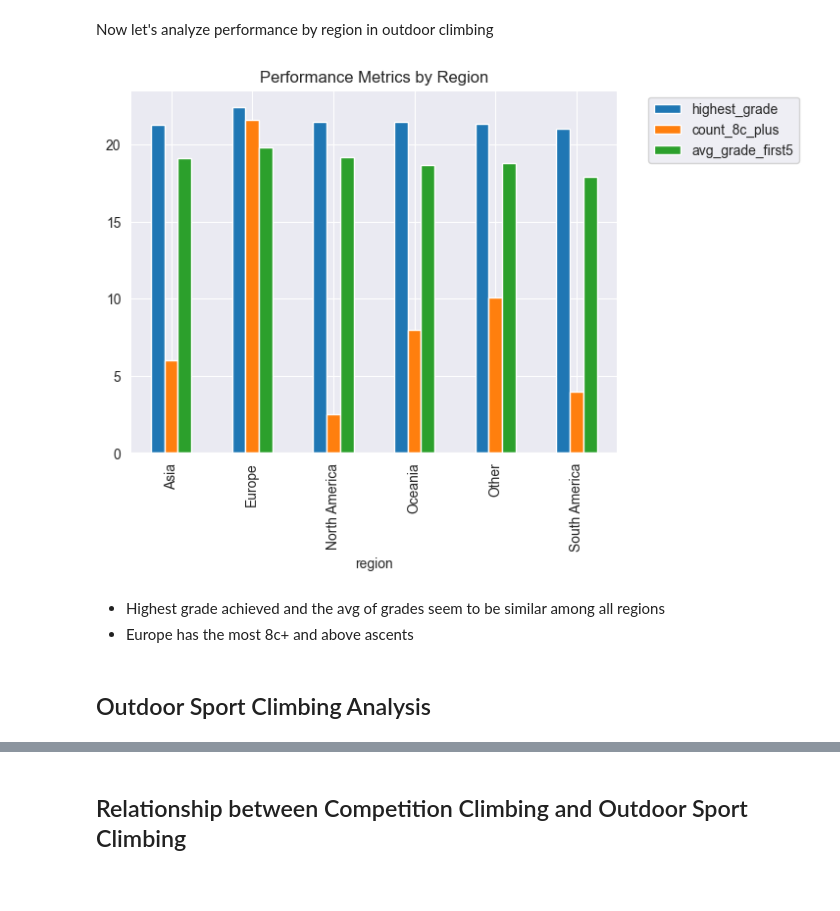
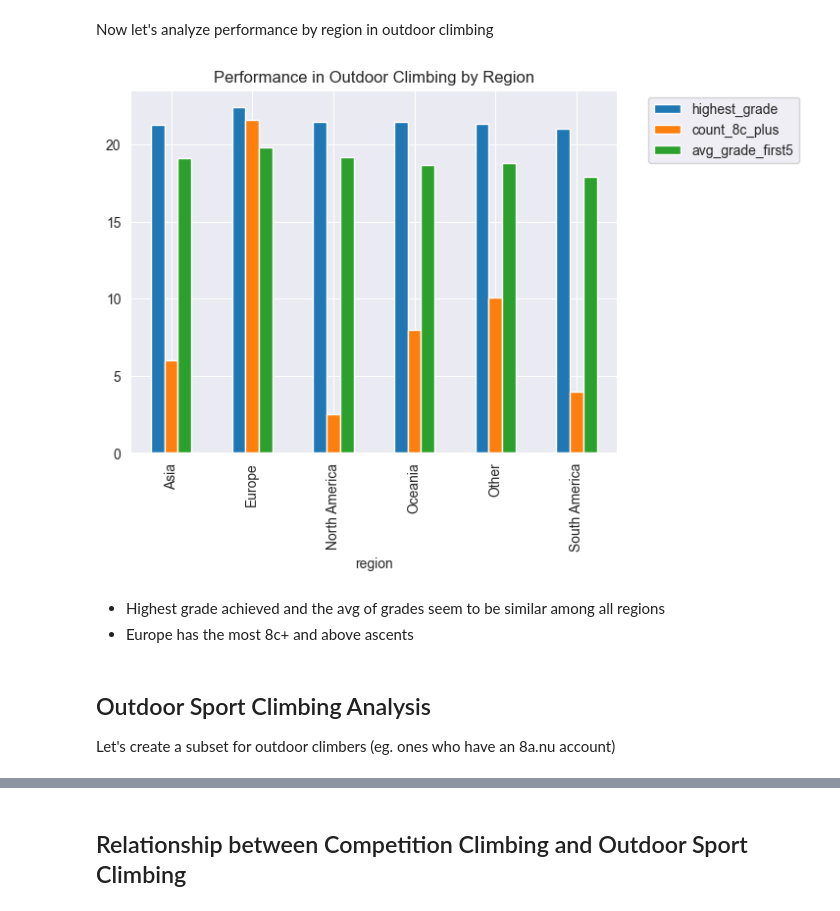
Before and after one commit to ssinix/crag-to-competition, a Jupyter notebook: 02_data_analysis/2.1_EDA.ipynb, the cells around one changed output, grey strips where cells are left out. Cells and saved outputs as stored; diff of their text form; code cells hidden in the pictures.

Commit message:
Add outdoor climbing analysis

```diff
--- a/02_data_analysis/2.1_EDA.ipynb
+++ b/02_data_analysis/2.1_EDA.ipynb
@@ -274,15 +274,15 @@ Now let's analyze performance by region in outdoor climbing
 # %%
 df_grouped = df.groupby('region')[['highest_grade', 'count_8c_plus', 'avg_grade_first5']].mean().plot(kind='bar')
 # Move the legend outside the plot
 plt.legend(bbox_to_anchor=(1.05, 1), loc='upper left')
-# Add labels and title
 plt.xlabel('region')
-plt.title('Performance Metrics by Region')
+plt.title('Performance in Outdoor Climbing by Region')
 plt.show()
 # %% [output]
-[figure, old version]
+[figure, new version]
 # %% [markdown]
 - Highest grade achieved and the avg of grades seem to be similar among all regions
 - Europe has the most 8c+ and above ascents
 # %% [markdown]
 ## Outdoor Sport Climbing Analysis
+Let's create a subset for outdoor climbers (eg. ones who have an 8a.nu account)
```
Also changed, not shown: parts of 16 cells of this notebook.
